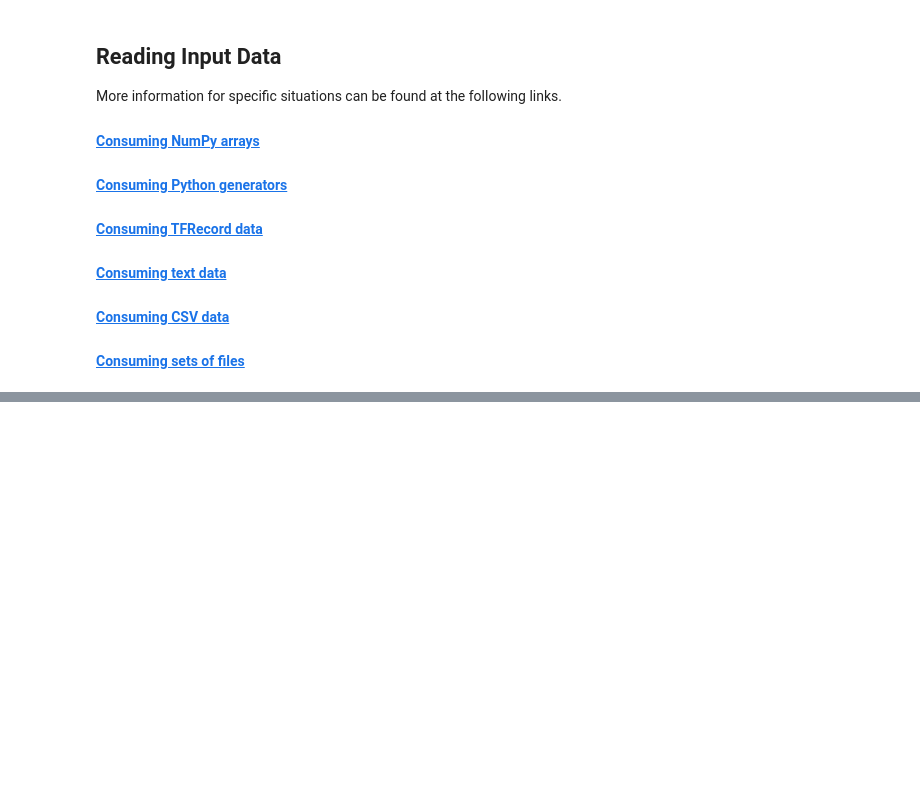
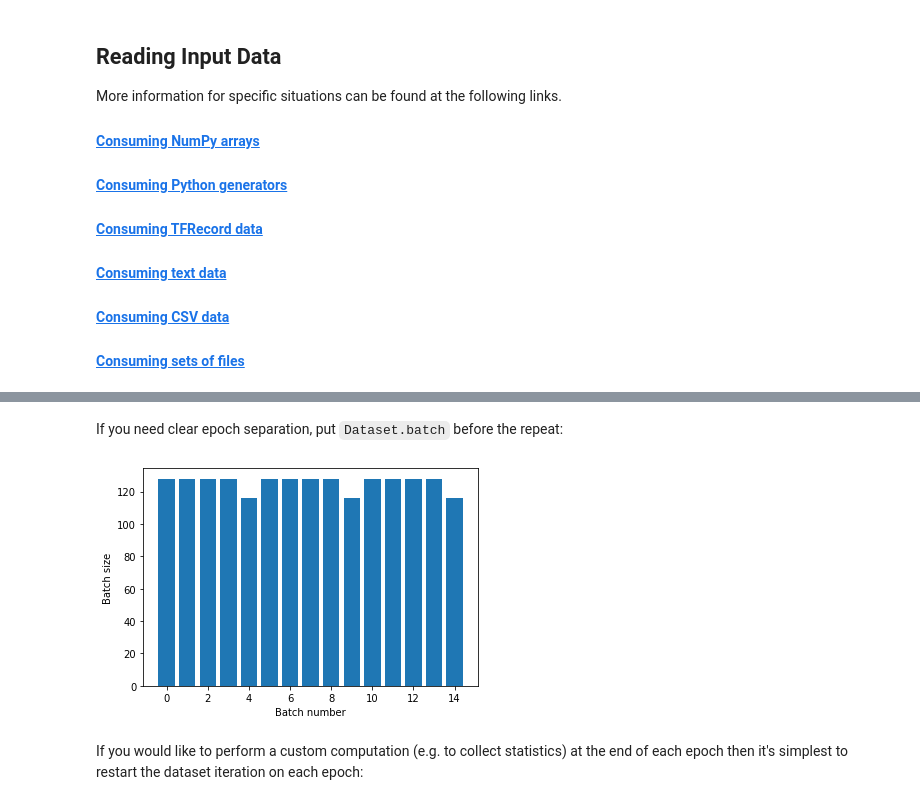
Before and after one commit to tyler-wel/tensorflow_practice, a Jupyter notebook: learning_notebooks/input_pipelines.ipynb, the cells around one changed output, grey strips where cells are left out. Drawn from its saved outputs; the diff is of its cells as text; code cells hidden in the pictures; blank space fills up the shorter version.

```diff
--- a/learning_notebooks/input_pipelines.ipynb
+++ b/learning_notebooks/input_pipelines.ipynb
@@ -115,0 +172,10 @@ More information for specific situations can be found at the following links.
+# %% [markdown]
+If you need clear epoch separation, put `Dataset.batch` before the repeat:
+# %%
+titanic_batches = titanic_lines.batch(128).repeat(3)
+
+plot_batch_sizes(titanic_batches)
+# %% [output]
+[figure, added]
+# %% [markdown]
+If you would like to perform a custom computation (e.g. to collect statistics) at the end of each epoch then it's simplest to restart the dataset iteration on each epoch:
```
Also changed, not shown: parts of 122 cells of this notebook.
